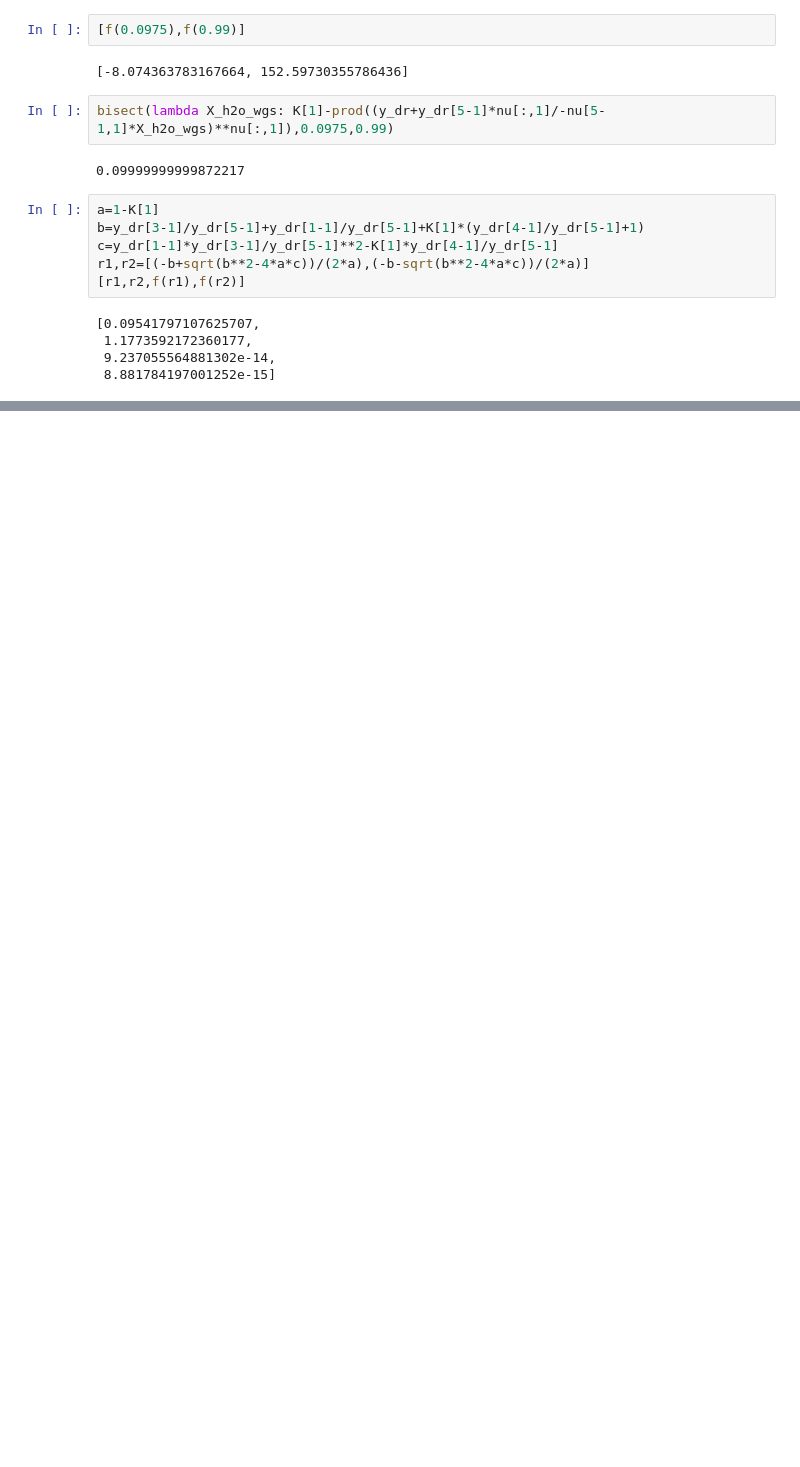
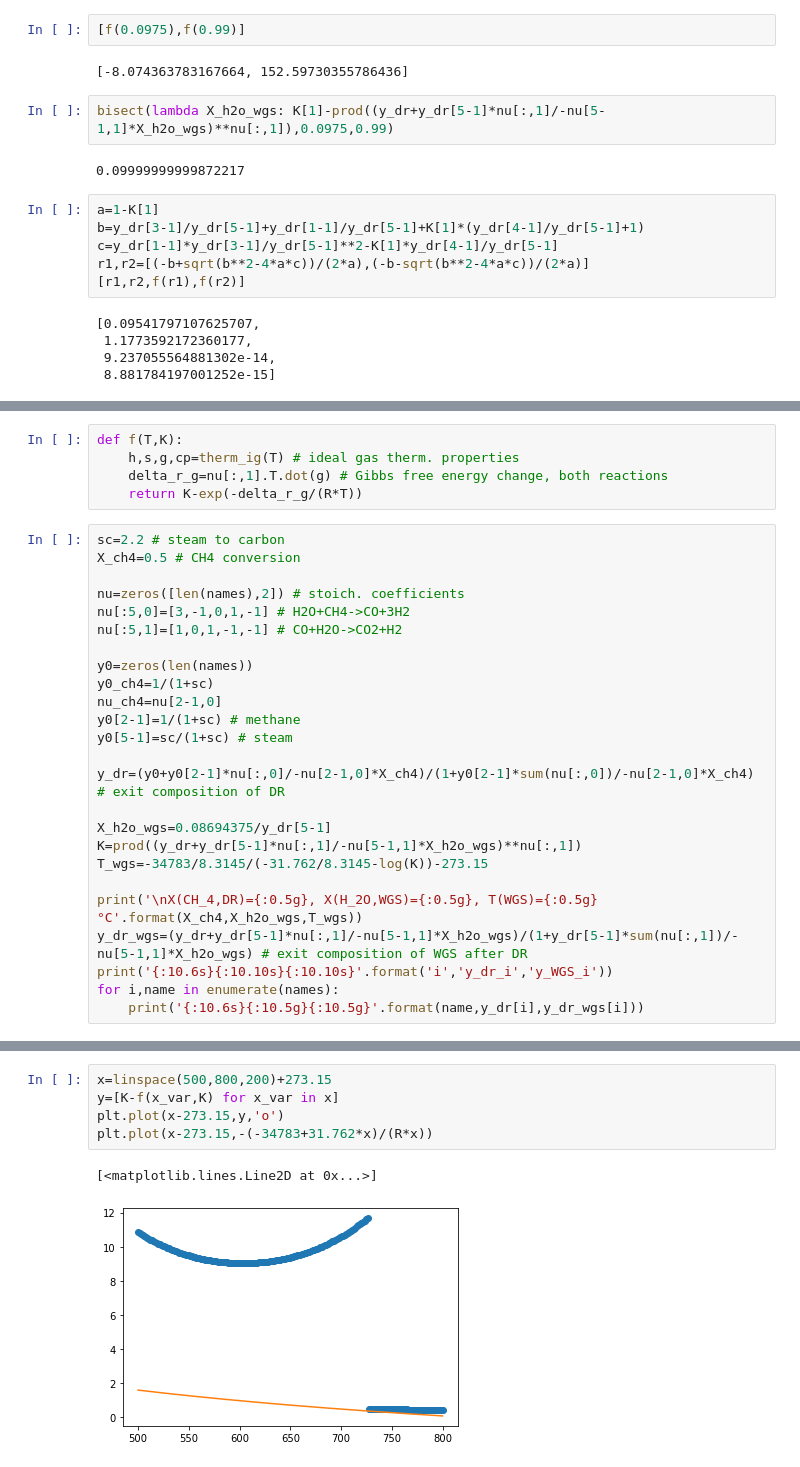
Before and after one commit to santiago-salas-v/walas, a Jupyter notebook: DR_WGS.ipynb, the cells around one changed output, grey strips where cells are left out. Drawn from its saved outputs; the diff is of its cells as text; blank space fills up the shorter version.

```diff
--- a/DR_WGS.ipynb
+++ b/DR_WGS.ipynb
@@ -194,0 +303,30 @@ r1,r2=[(-b+sqrt(b**2-4*a*c))/(2*a),(-b-sqrt(b**2-4*a*c))/(2*a)]
+# %%
+def f(T,K):
+    h,s,g,cp=therm_ig(T) # ideal gas therm. properties
+    delta_r_g=nu[:,1].T.dot(g) # Gibbs free energy change, both reactions
+    return K-exp(-delta_r_g/(R*T))
+# %%
+sc=2.2 # steam to carbon
+X_ch4=0.5 # CH4 conversion
+
+nu=zeros([len(names),2]) # stoich. coefficients
+nu[:5,0]=[3,-1,0,1,-1] # H2O+CH4->CO+3H2
+nu[:5,1]=[1,0,1,-1,-1] # CO+H2O->CO2+H2
+
+y0=zeros(len(names))
+y0_ch4=1/(1+sc)
+nu_ch4=nu[2-1,0]
+y0[2-1]=1/(1+sc) # methane
+y0[5-1]=sc/(1+sc) # steam
+
+y_dr=(y0+y0[2-1]*nu[:,0]/-nu[2-1,0]*X_ch4)/(1+y0[2-1]*sum(nu[:,0])/-nu[2-1,0]*X_ch4) # exit composition of DR
+
+X_h2o_wgs=0.08694375/y_dr[5-1]
+K=prod((y_dr+y_dr[5-1]*nu[:,1]/-nu[5-1,1]*X_h2o_wgs)**nu[:,1])
+T_wgs=-34783/8.3145/(-31.762/8.3145-log(K))-273.15
+
+print('\nX(CH_4,DR)={:0.5g}, X(H_2O,WGS)={:0.5g}, T(WGS)={:0.5g} °C'.format(X_ch4,X_h2o_wgs,T_wgs))
+y_dr_wgs=(y_dr+y_dr[5-1]*nu[:,1]/-nu[5-1,1]*X_h2o_wgs)/(1+y_dr[5-1]*sum(nu[:,1])/-nu[5-1,1]*X_h2o_wgs) # exit composition of WGS after DR
+print('{:10.6s}{:10.10s}{:10.10s}'.format('i','y_dr_i','y_WGS_i'))
+for i,name in enumerate(names):
+    print('{:10.6s}{:10.5g}{:10.5g}'.format(name,y_dr[i],y_dr_wgs[i]))
@@ -194,0 +375,8 @@ r1,r2=[(-b+sqrt(b**2-4*a*c))/(2*a),(-b-sqrt(b**2-4*a*c))/(2*a)]
+# %%
+x=linspace(500,800,200)+273.15
+y=[K-f(x_var,K) for x_var in x]
+plt.plot(x-273.15,y,'o')
+plt.plot(x-273.15,-(-34783+31.762*x)/(R*x))
+# %% [output]
+[<matplotlib.lines.Line2D at 0x...>]
+[figure, added]
```
Also changed, not shown: parts of 15 cells of this notebook.
